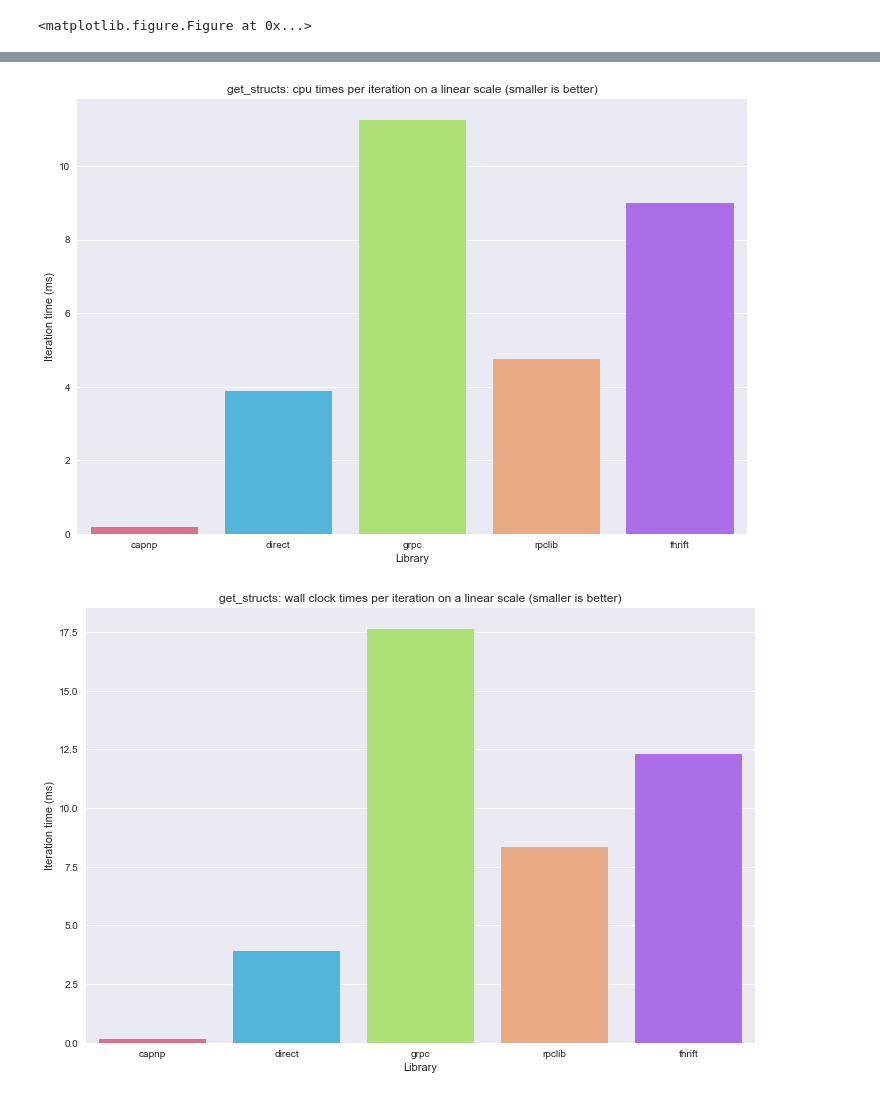
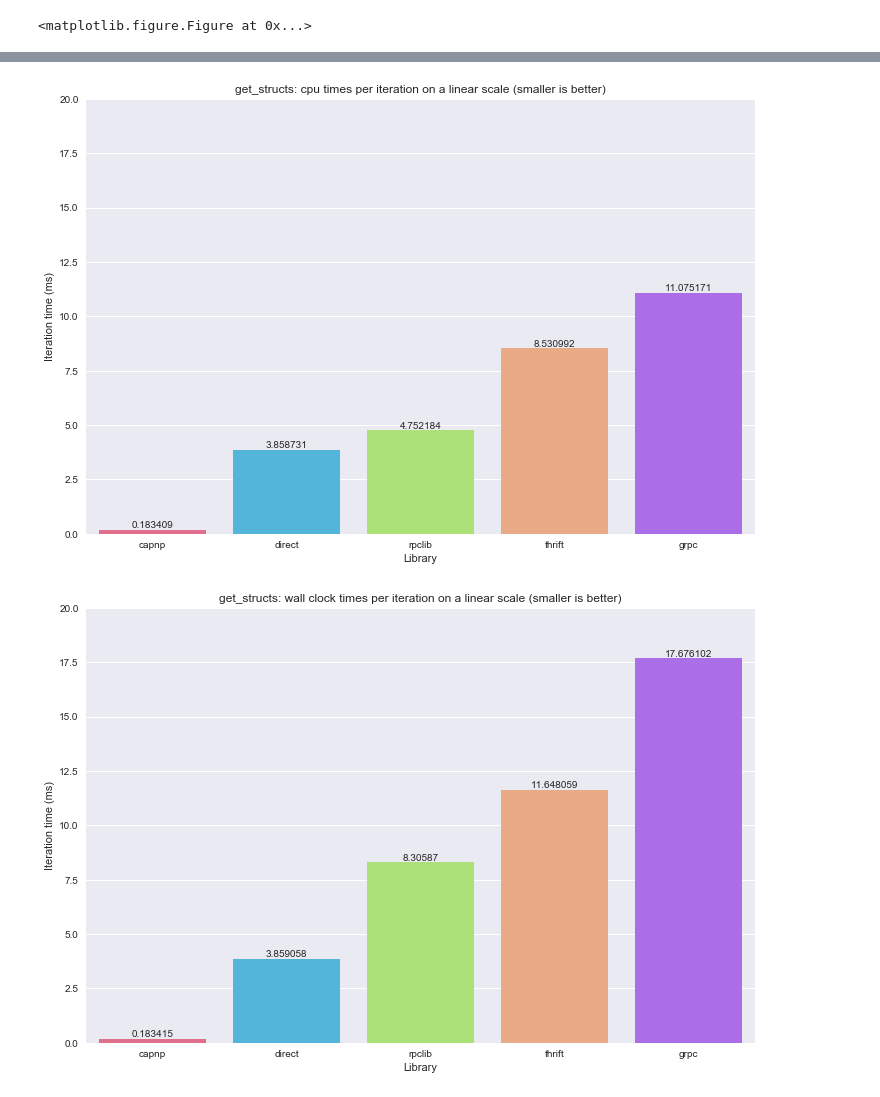
Before and after one commit to rpclib/benchmarks, a Jupyter notebook: rpclib benchmark results.ipynb, the cells around one changed output, grey strips where cells are left out. Drawn from its saved outputs; the diff is of its cells as text; code cells hidden in the pictures.

```diff
--- a/rpclib benchmark results.ipynb
+++ b/rpclib benchmark results.ipynb
@@ -64,5 +74,5 @@ g.get_figure().savefig('get_blob_real_log.svg')
 # %%
-libs = ['direct', 'capnp', 'rpclib', 'thrift', 'grpc']
+libs = ['capnp', 'direct', 'rpclib', 'thrift', 'grpc']
 get_answer_data = {}
 frames = {}
 for lib in libs:
@@ -79,8 +89,11 @@ all.reset_index(level=0, inplace=True)
 all.rename(columns={'level_0': 'library'}, inplace=True)
 # %%
 plt.figure(figsize=(12, 8))
-g = sns.barplot(x='library', y='cpu_time', data=all)#, hue="library")
+g = sns.barplot(x='library', y='cpu_time', data=all, order=libs)
+g.set(ylim=(0, 0.06))
 sns.plt.title('get_answer: cpu times per iteration on a linear scale (smaller is better)')
 g.set(xlabel='Library', ylabel='Iteration time (ms)')
-g.get_figure().savefig('get_answer_cpu_linear.svg')
+for p in g.patches:
+    g.annotate(str(p.get_height()), (p.get_x() + p.get_width() / 2, p.get_height() + 0.0005), ha='center', va='bottom')
+g.get_figure().savefig('plots/get_answer_cpu_linear.svg')
 # %% [output]
@@ -88,7 +101,10 @@ g.get_figure().savefig('get_answer_cpu_linear.svg')
 # %%
 plt.figure(figsize=(12, 8))
-g = sns.barplot(x='library', y='real_time', data=all)#, hue="library")
+g = sns.barplot(x='library', y='real_time', data=all, order=libs)
+g.set(ylim=(0, 0.06))
 sns.plt.title('get_answer: wall clock times per iteration on a linear scale (smaller is better)')
 g.set(xlabel='Library', ylabel='Iteration time (ms)')
-g.get_figure().savefig('get_answer_real_linear.svg')
+for p in g.patches:
+    g.annotate(str(p.get_height()), (p.get_x() + p.get_width() / 2, p.get_height() + 0.0005), ha='center', va='bottom')
+g.get_figure().savefig('plots/get_answer_real_linear.svg')
 # %% [output]
@@ -96,5 +112,4 @@ g.get_figure().savefig('get_answer_real_linear.svg')
 # %%
-libs = ['direct', 'capnp', 'rpclib', 'thrift', 'grpc']
 get_answer_data = {}
 frames = {}
 for lib in libs:
@@ -119,16 +127,22 @@ all.rename(columns={'level_0': 'library'}, inplace=True)
 # %%
 plt.figure(figsize=(12, 8))
-g = sns.barplot(x='library', y='cpu_time', data=all)#, hue="library")
+g = sns.barplot(x='library', y='cpu_time', data=all, order=libs)
+g.set(ylim=(0, 20))
 sns.plt.title('get_structs: cpu times per iteration on a linear scale (smaller is better)')
 g.set(xlabel='Library', ylabel='Iteration time (ms)')
-g.get_figure().savefig('get_structs_cpu_linear.svg')
+for p in g.patches:
+    g.annotate(str(p.get_height()), (p.get_x() + p.get_width() / 2, p.get_height() + 0.0005), ha='center', va='bottom')
+g.get_figure().savefig('plots/get_structs_cpu_linear.svg')
 # %% [output]
-[figure, old version]
+[figure, new version]
 # %%
 plt.figure(figsize=(12, 8))
-g = sns.barplot(x='library', y='real_time', data=all)#, hue="library")
+g = sns.barplot(x='library', y='real_time', data=all, order=libs)
+g.set(ylim=(0, 20))
 sns.plt.title('get_structs: wall clock times per iteration on a linear scale (smaller is better)')
 g.set(xlabel='Library', ylabel='Iteration time (ms)')
-g.get_figure().savefig('get_structs_real_linear.svg')
+for p in g.patches:
+    g.annotate(str(p.get_height()), (p.get_x() + p.get_width() / 2, p.get_height() + 0.0005), ha='center', va='bottom')
+g.get_figure().savefig('plots/get_structs_real_linear.svg')
 # %% [output]
-[figure, old version]
+[figure, new version]
```
Also changed, not shown: parts of 7 cells of this notebook.
